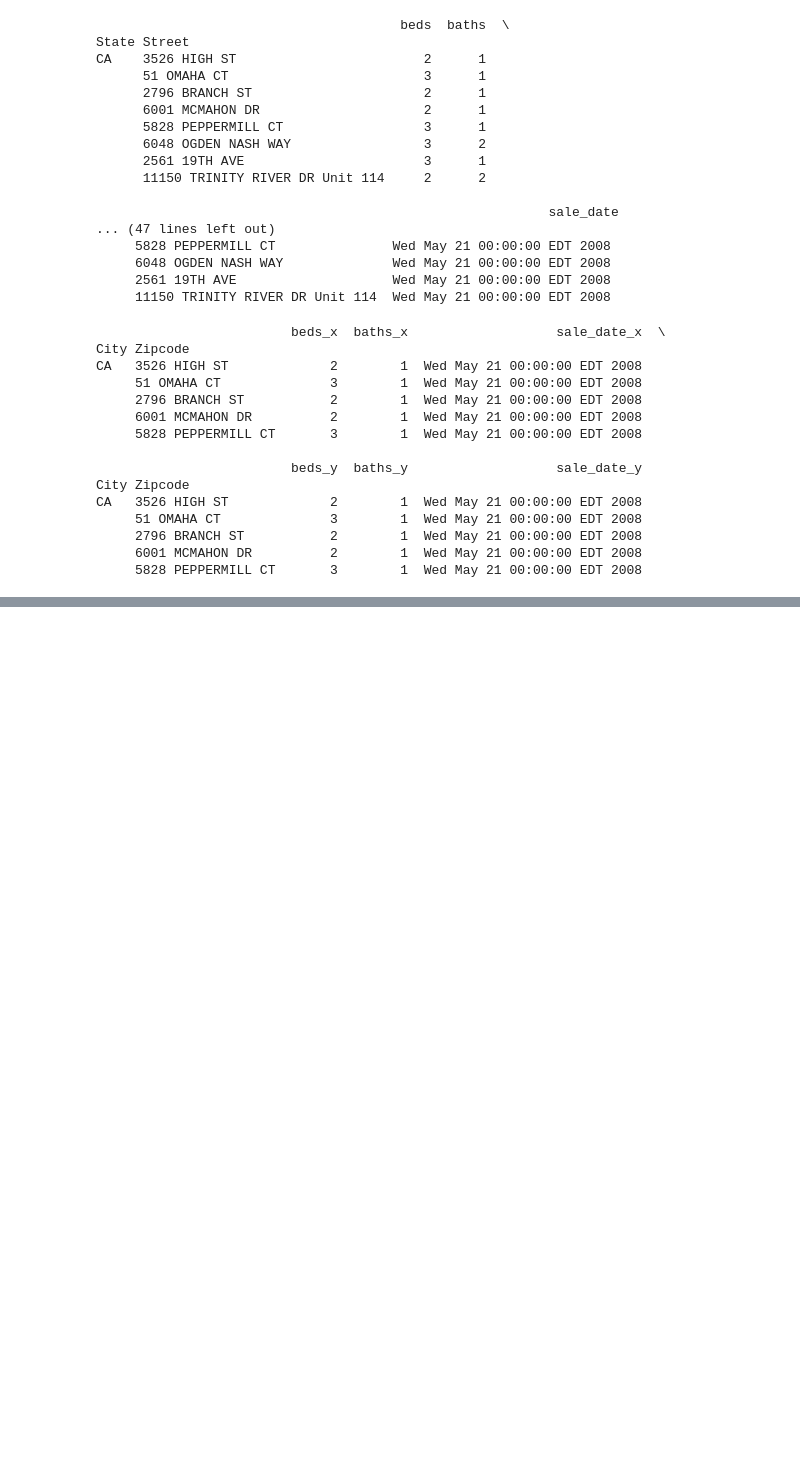
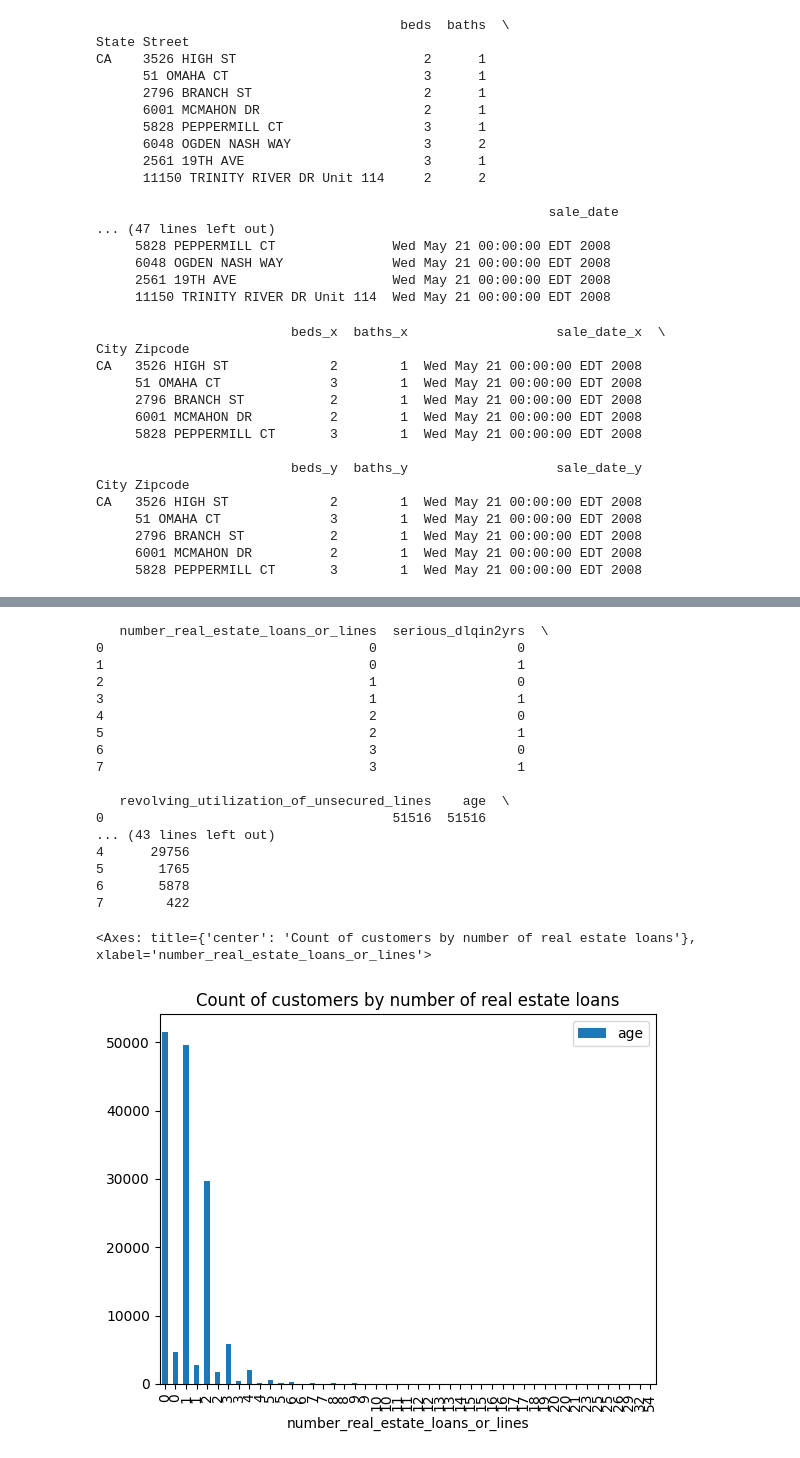
Before and after one commit to krsnathkr/PlottingExcercise, a Jupyter notebook: unit9.ipynb, the cells around one changed output, grey strips where cells are left out. Cells and saved outputs as stored; diff of their text form; code cells hidden in the pictures; blank space fills up the shorter version.

```diff
--- a/unit9.ipynb
+++ b/unit9.ipynb
@@ -133,0 +217,33 @@ CA   3526 HIGH ST             2        1  Wed May 21 00:00:00 EDT 2008
+# %%
+#Regroup data using number_real_estate_loans_or_lines and serious_dlqin2yrs, display
+#the first eight rows of data and do some plotting to reflect this it. Then do count, mean,
+#max, min on revolving_utilization_of_unsecured_lines and monthly_income. Display the
+#result. Then select the top five monthly_income values by group and display it.
+
+grouped_data = data.groupby(['number_real_estate_loans_or_lines', 'serious_dlqin2yrs']).count().reset_index()
+
+# Display the first eight rows of data
+print(grouped_data.head(8))
+
+# Plotting
+grouped_data.plot(x='number_real_estate_loans_or_lines', y='age', kind='bar', title='Count of customers by number of real estate loans')
+# %% [output]
+   number_real_estate_loans_or_lines  serious_dlqin2yrs  \
+0                                  0                  0
+1                                  0                  1
+2                                  1                  0
+3                                  1                  1
+4                                  2                  0
+5                                  2                  1
+6                                  3                  0
+7                                  3                  1
+
+   revolving_utilization_of_unsecured_lines    age  \
+0                                     51516  51516
+... (43 lines left out)
+4      29756
+5       1765
+6       5878
+7        422
+<Axes: title={'center': 'Count of customers by number of real estate loans'}, xlabel='number_real_estate_loans_or_lines'>
+[figure, added]
```
Also changed, not shown: parts of 7 cells of this notebook.
